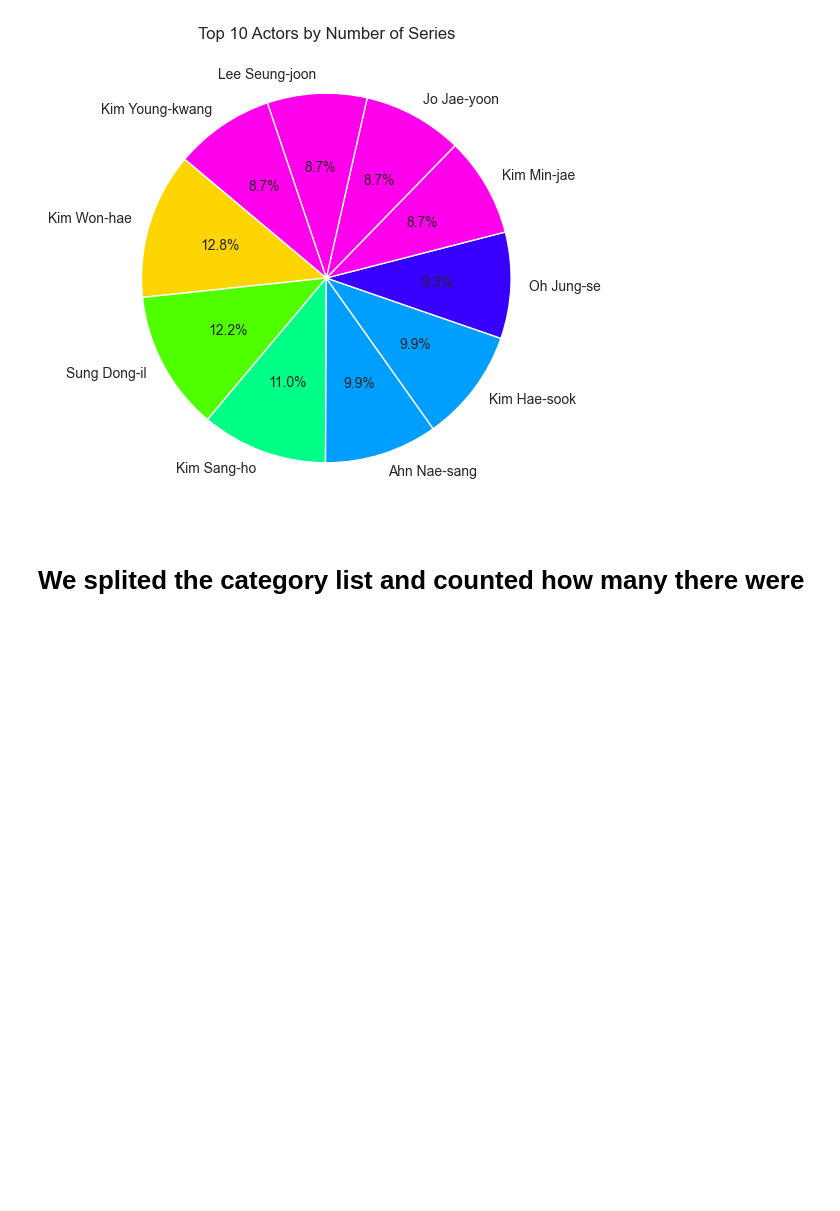
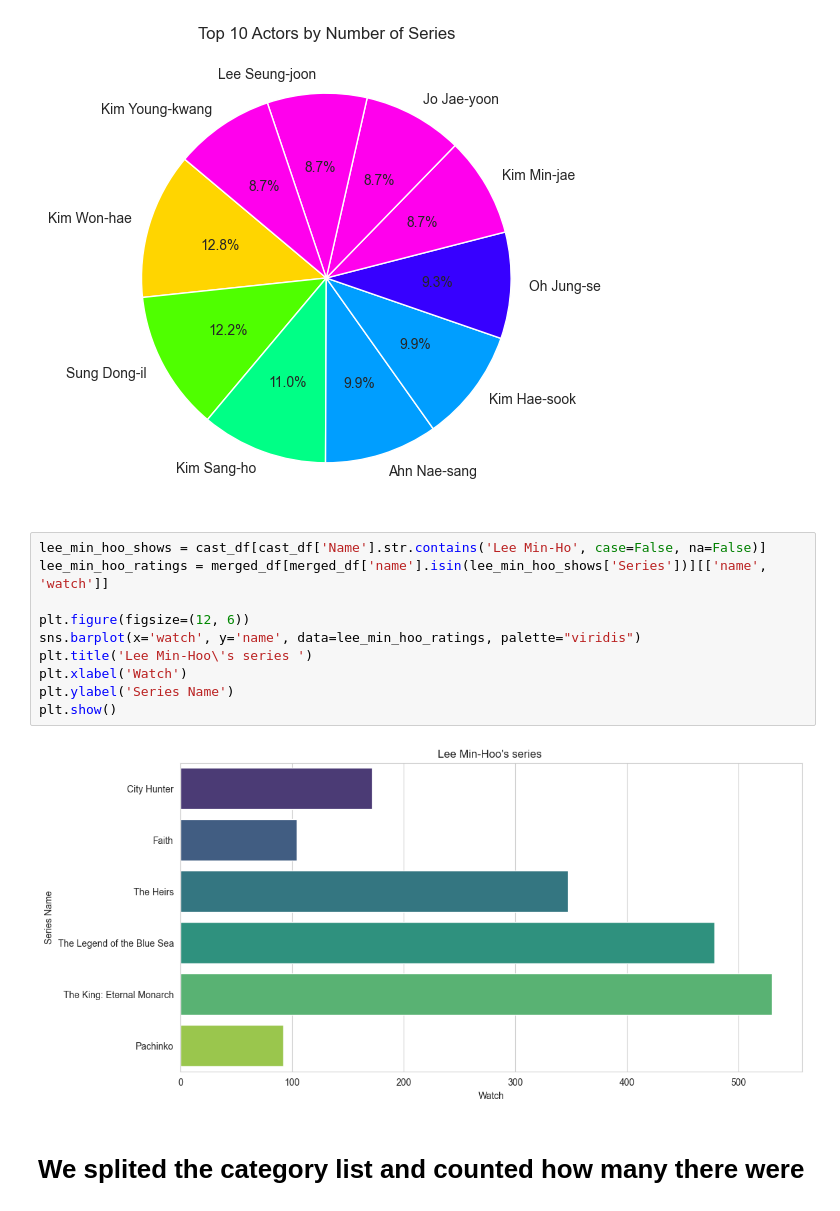
Before and after one commit to beyzaevcen/WebMiningProject, a Jupyter notebook: Processing.ipynb, the cells around one changed output. Drawn from its saved outputs; the diff is of its cells as text; blank space fills up the shorter version.

```diff
--- a/Processing.ipynb
+++ b/Processing.ipynb
@@ -194,5 +197,17 @@ plt.ylabel('')  # Y label'ı gizle
 plt.show()
 # %% [output]
 [figure]
+# %%
+lee_min_hoo_shows = cast_df[cast_df['Name'].str.contains('Lee Min-Ho', case=False, na=False)]
+lee_min_hoo_ratings = merged_df[merged_df['name'].isin(lee_min_hoo_shows['Series'])][['name', 'watch']]
+
+plt.figure(figsize=(12, 6))
+sns.barplot(x='watch', y='name', data=lee_min_hoo_ratings, palette="viridis")
+plt.title('Lee Min-Hoo\'s series ')
+plt.xlabel('Watch')
+plt.ylabel('Series Name')
+plt.show()
+# %% [output]
+[figure, added]
 # %% [markdown]
 # We splited the category list and counted how many there were
```
Also changed, not shown: parts of 22 cells of this notebook.
